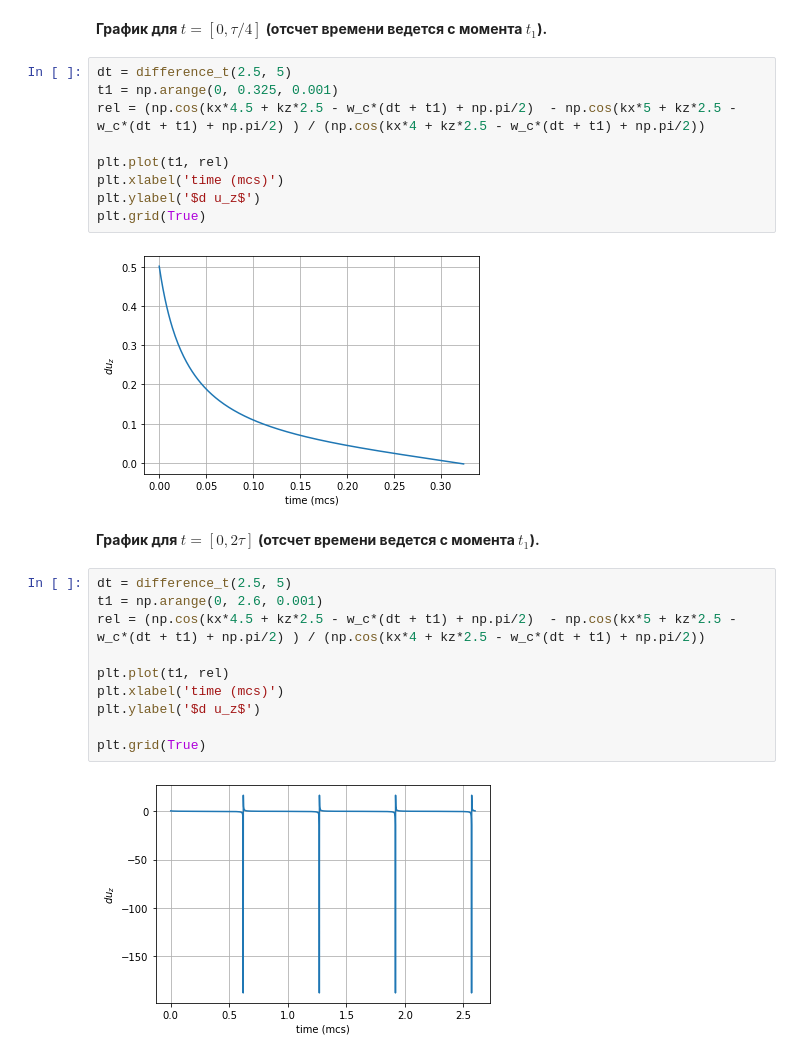
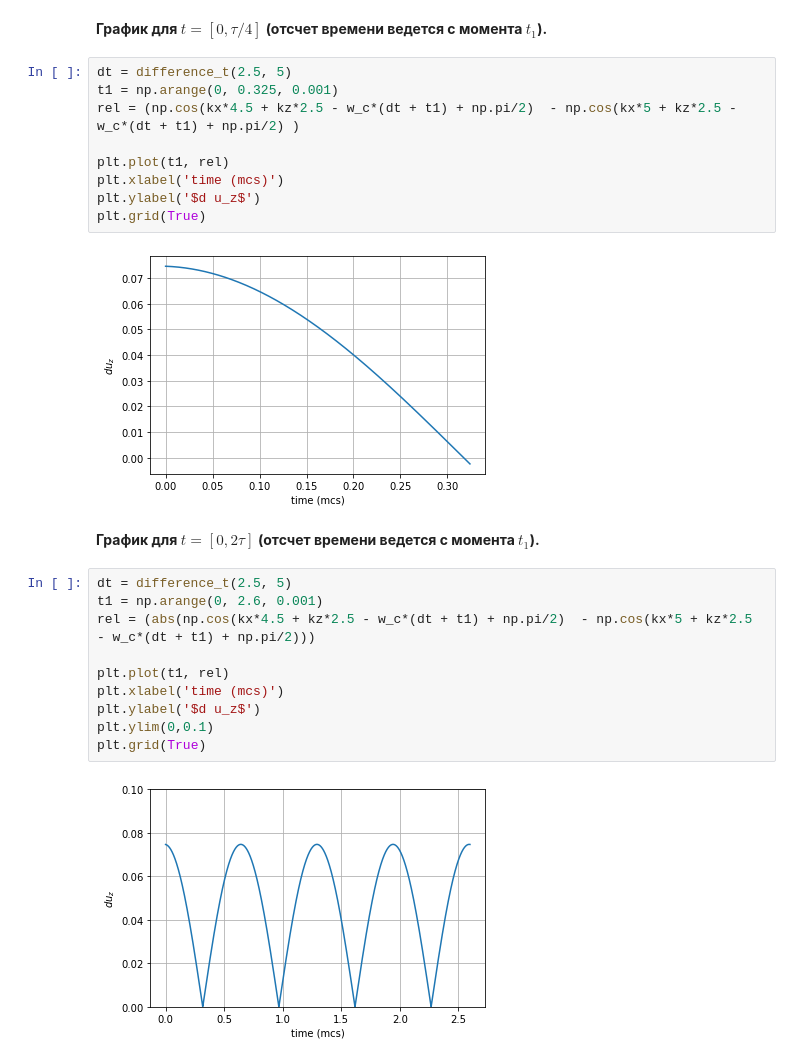
Before and after one commit to avivanov2/-, a Jupyter notebook: 1.ipynb, the cells around one changed output. Cells and saved outputs as stored; diff of their text form.

```diff
--- a/1.ipynb
+++ b/1.ipynb
@@ -117,25 +115,25 @@ def difference_t(z, x):
 # %%
 dt = difference_t(2.5, 5)
 t1 = np.arange(0, 0.325, 0.001)
-rel = (np.cos(kx*4.5 + kz*2.5 - w_c*(dt + t1) + np.pi/2)  - np.cos(kx*5 + kz*2.5 - w_c*(dt + t1) + np.pi/2) ) / (np.cos(kx*4 + kz*2.5 - w_c*(dt + t1) + np.pi/2))
+rel = (np.cos(kx*4.5 + kz*2.5 - w_c*(dt + t1) + np.pi/2)  - np.cos(kx*5 + kz*2.5 - w_c*(dt + t1) + np.pi/2) )
 
 plt.plot(t1, rel)
 plt.xlabel('time (mcs)')
 plt.ylabel('$d u_z$')
 plt.grid(True)
 # %% [output]
-[figure, old version]
+[figure, new version]
 # %% [markdown]
 **График для $t = [0, 2\tau]$ (отсчет времени ведется с момента $t_1$).**
 # %%
 dt = difference_t(2.5, 5)
 t1 = np.arange(0, 2.6, 0.001)
-rel = (np.cos(kx*4.5 + kz*2.5 - w_c*(dt + t1) + np.pi/2)  - np.cos(kx*5 + kz*2.5 - w_c*(dt + t1) + np.pi/2) ) / (np.cos(kx*4 + kz*2.5 - w_c*(dt + t1) + np.pi/2))
+rel = (abs(np.cos(kx*4.5 + kz*2.5 - w_c*(dt + t1) + np.pi/2)  - np.cos(kx*5 + kz*2.5 - w_c*(dt + t1) + np.pi/2)))
 
 plt.plot(t1, rel)
 plt.xlabel('time (mcs)')
 plt.ylabel('$d u_z$')
-
+plt.ylim(0,0.1)
 plt.grid(True)
 # %% [output]
-[figure, old version]
+[figure, new version]
```
Also changed, not shown: parts of 2 cells of this notebook.
